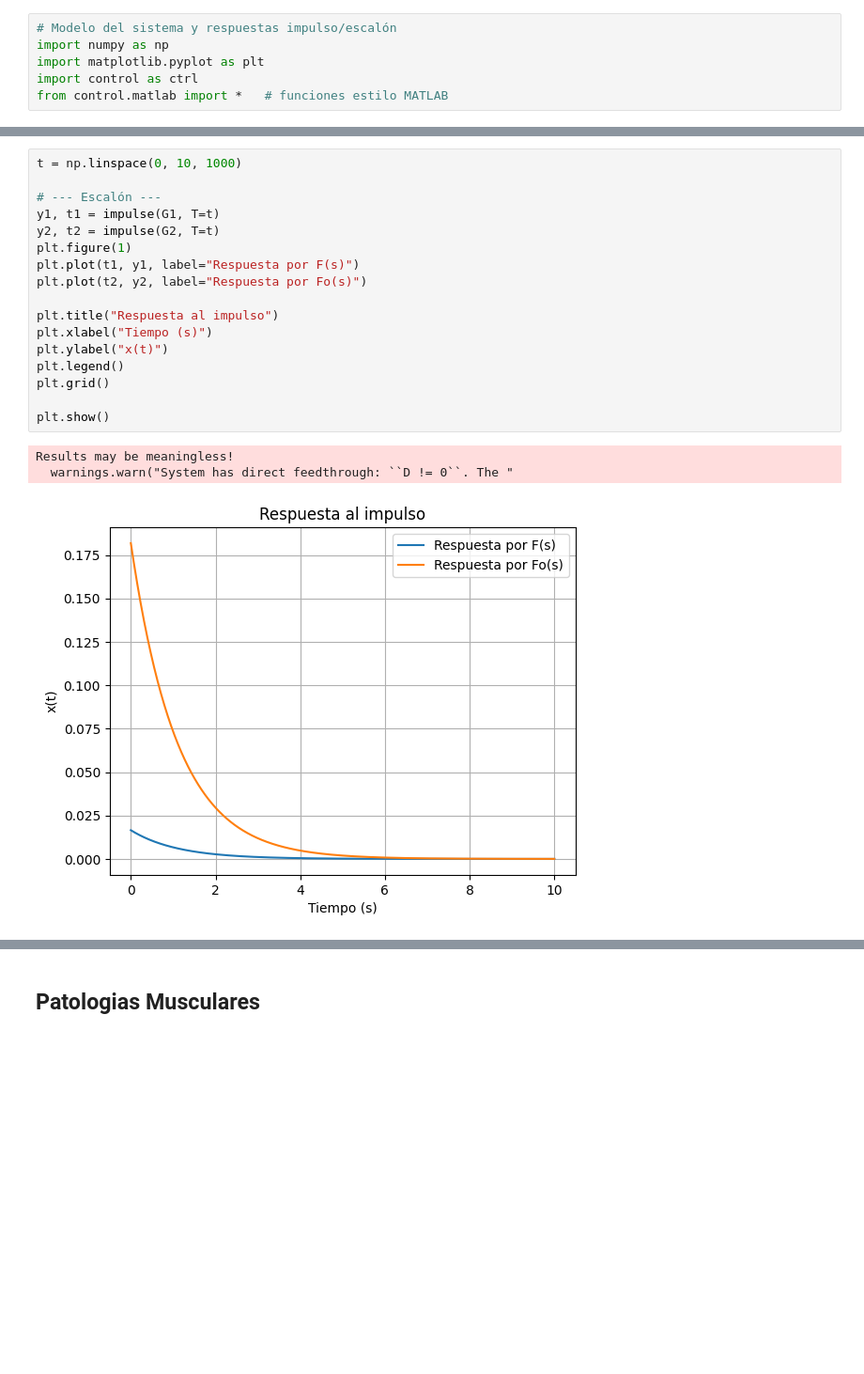
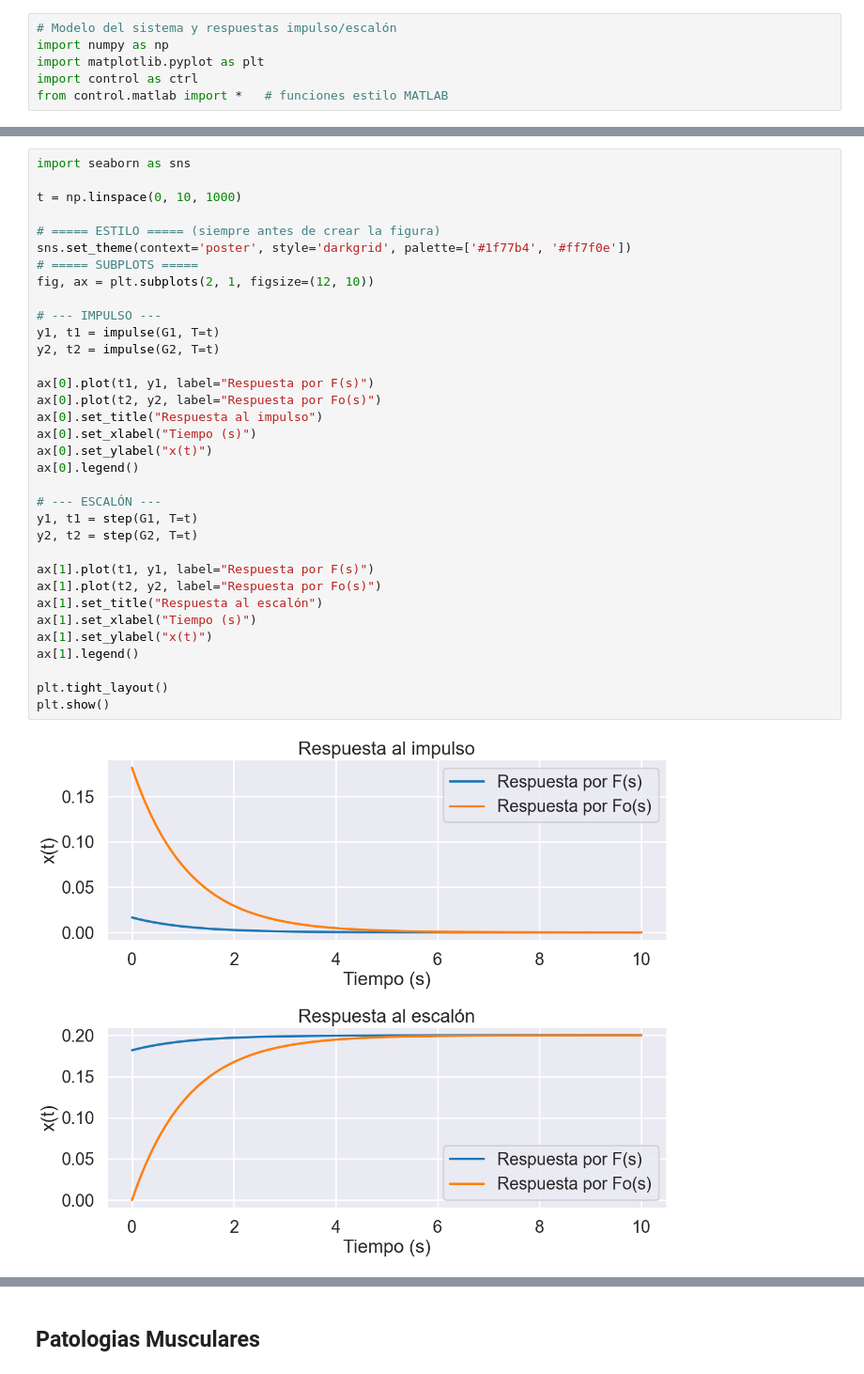
Before and after one commit to juandiego2205/Repository_lab_control, a Jupyter notebook: Code_Practica_1_sistemas_descritos.ipynb, the cells around one changed output, grey strips where cells are left out. Shown at 94% size. Saved outputs shown, nothing was run; the diff lists cells and outputs as text; blank space fills up the shorter version.

```diff
--- a/Code_Practica_1_sistemas_descritos.ipynb
+++ b/Code_Practica_1_sistemas_descritos.ipynb
@@ -70,21 +65,36 @@ Outputs (1): ['y[0]']
 # %%
+import seaborn as sns
+
 t = np.linspace(0, 10, 1000)
 
-# --- Escalón ---
+# ===== ESTILO ===== (siempre antes de crear la figura)
+sns.set_theme(context='poster', style='darkgrid', palette=['#1f77b4', '#ff7f0e'])
+# ===== SUBPLOTS =====
+fig, ax = plt.subplots(2, 1, figsize=(12, 10))
+
+# --- IMPULSO ---
 y1, t1 = impulse(G1, T=t)
 y2, t2 = impulse(G2, T=t)
-plt.figure(1)
-plt.plot(t1, y1, label="Respuesta por F(s)")
-plt.plot(t2, y2, label="Respuesta por Fo(s)")
 
-plt.title("Respuesta al impulso")
-plt.xlabel("Tiempo (s)")
-plt.ylabel("x(t)")
-plt.legend()
-plt.grid()
+ax[0].plot(t1, y1, label="Respuesta por F(s)")
+ax[0].plot(t2, y2, label="Respuesta por Fo(s)")
+ax[0].set_title("Respuesta al impulso")
+ax[0].set_xlabel("Tiempo (s)")
+ax[0].set_ylabel("x(t)")
+ax[0].legend()
 
+# --- ESCALÓN ---
+y1, t1 = step(G1, T=t)
+y2, t2 = step(G2, T=t)
+
+ax[1].plot(t1, y1, label="Respuesta por F(s)")
+ax[1].plot(t2, y2, label="Respuesta por Fo(s)")
+ax[1].set_title("Respuesta al escalón")
+ax[1].set_xlabel("Tiempo (s)")
+ax[1].set_ylabel("x(t)")
+ax[1].legend()
+
+plt.tight_layout()
 plt.show()
 # %% [output]
-Results may be meaningless!
-  warnings.warn("System has direct feedthrough: ``D != 0``. The "
-[figure, old version]
+[figure, new version]
```
Also changed, not shown: parts of 20 cells of this notebook.
